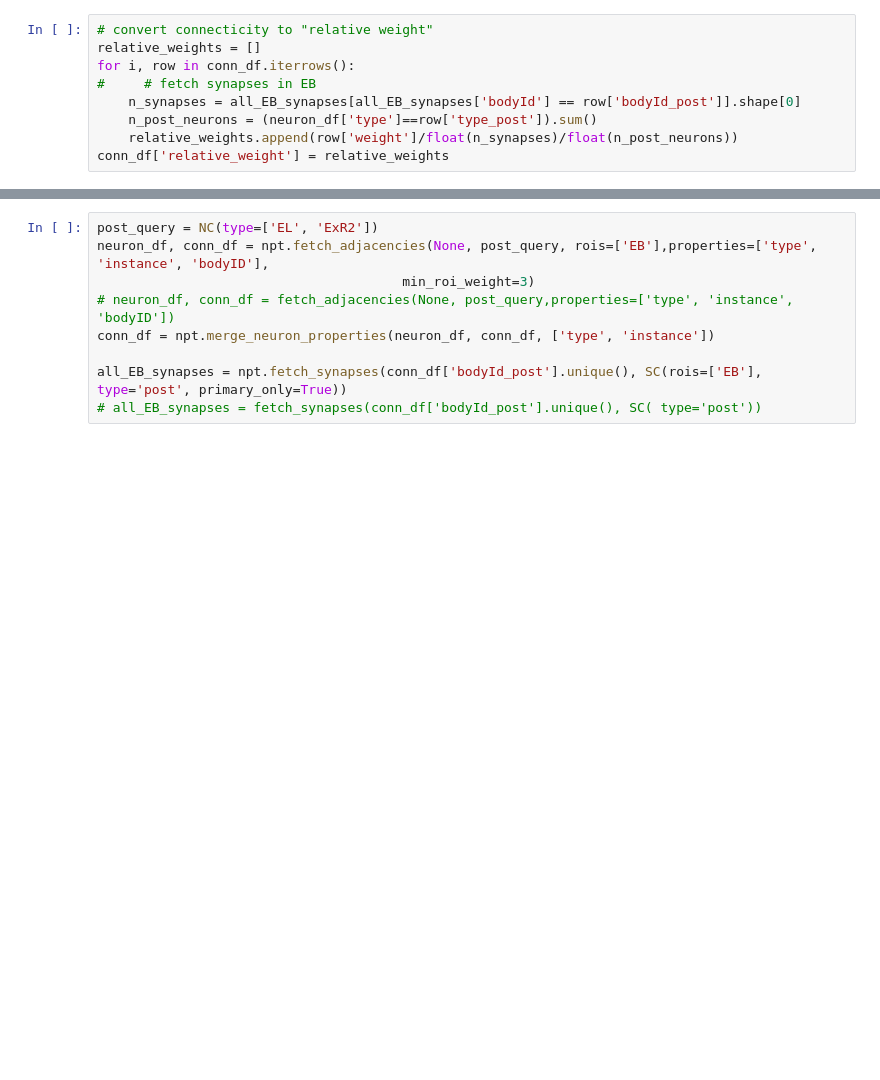
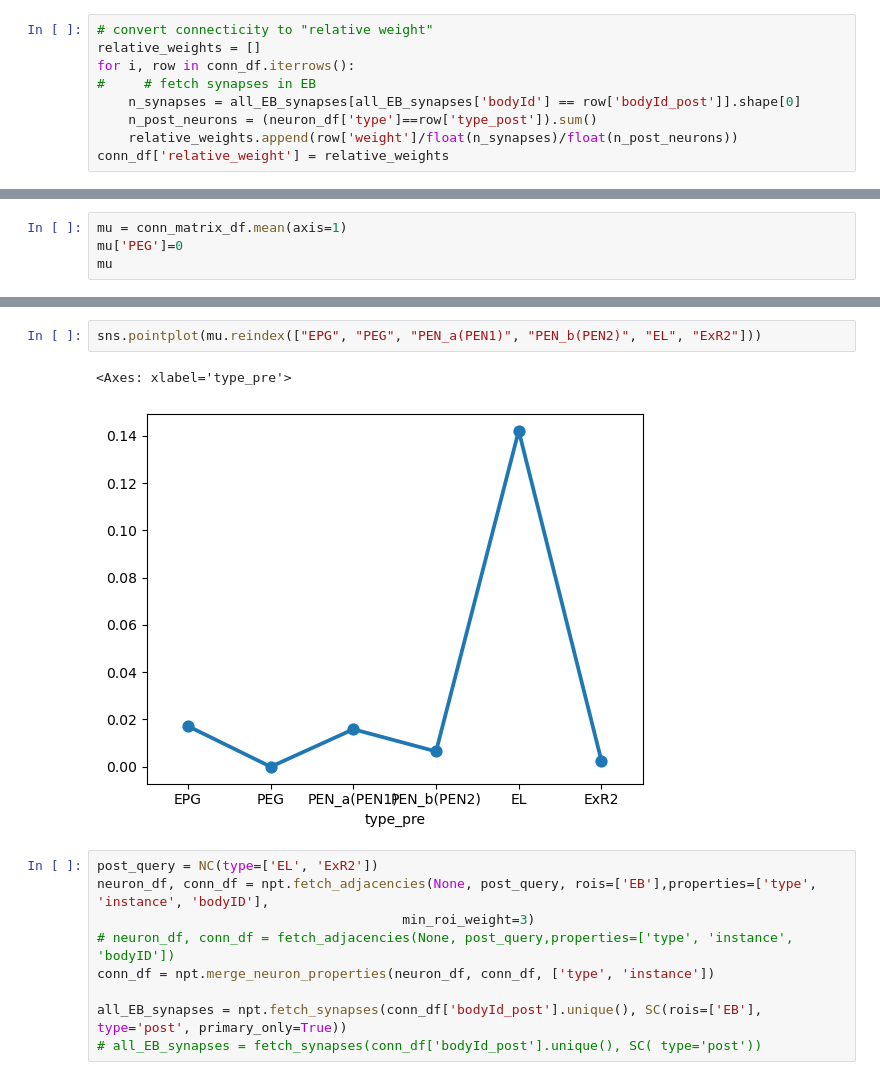
Before and after one commit to yfisher-lab/NeuromodPlasticity, a Jupyter notebook: Notebooks/connectomics_analysis/EL_connectomics.ipynb, the cells around one changed output, grey strips where cells are left out. Drawn from its saved outputs; the diff is of its cells as text; blank space fills up the shorter version.

```diff
--- a/Notebooks/connectomics_analysis/EL_connectomics.ipynb
+++ b/Notebooks/connectomics_analysis/EL_connectomics.ipynb
@@ -84,0 +119,4 @@ Text(0.5, 1.0, 'Connectivity Matrix: Relative Weight')
+# %%
+mu = conn_matrix_df.mean(axis=1)
+mu['PEG']=0
+mu
@@ -85,3 +132,8 @@ Text(0.5, 1.0, 'Connectivity Matrix: Relative Weight')
+# %%
+sns.pointplot(mu.reindex(["EPG", "PEG", "PEN_a(PEN1)", "PEN_b(PEN2)", "EL", "ExR2"]))
+# %% [output]
+<Axes: xlabel='type_pre'>
+[figure, added]
 # %%
 post_query = NC(type=['EL', 'ExR2'])
 neuron_df, conn_df = npt.fetch_adjacencies(None, post_query, rois=['EB'],properties=['type', 'instance', 'bodyID'],
```
Also changed, not shown: parts of 4 cells of this notebook, 2 other files.
